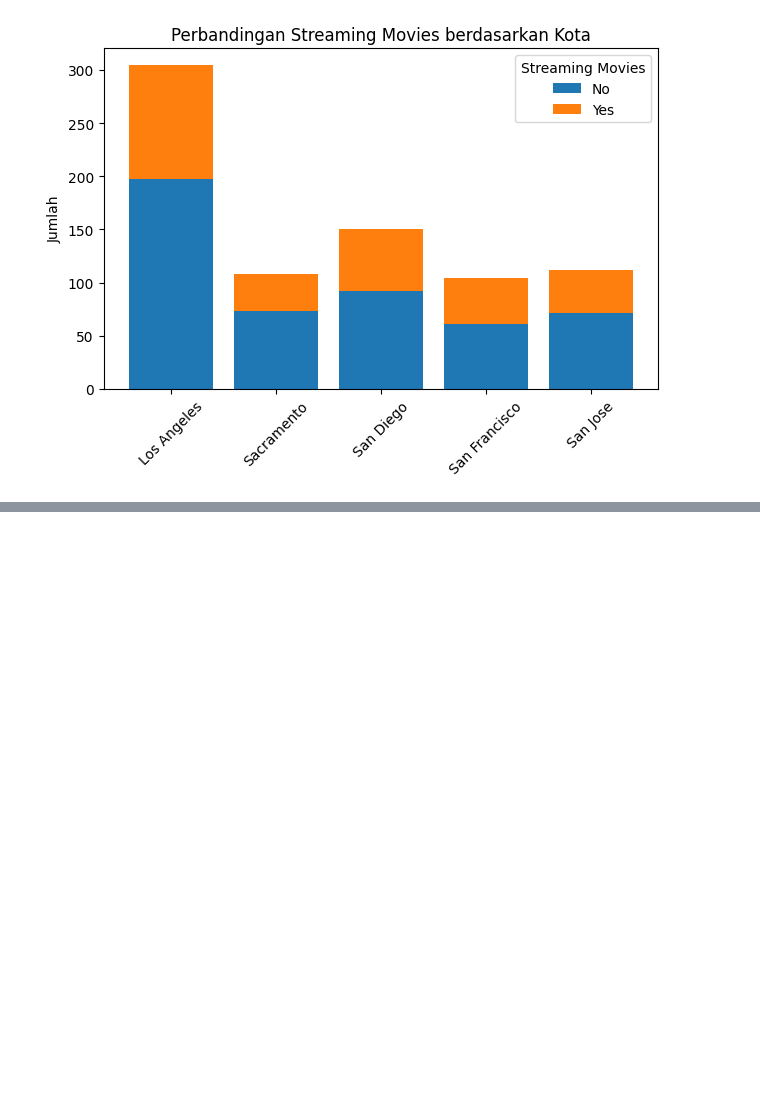
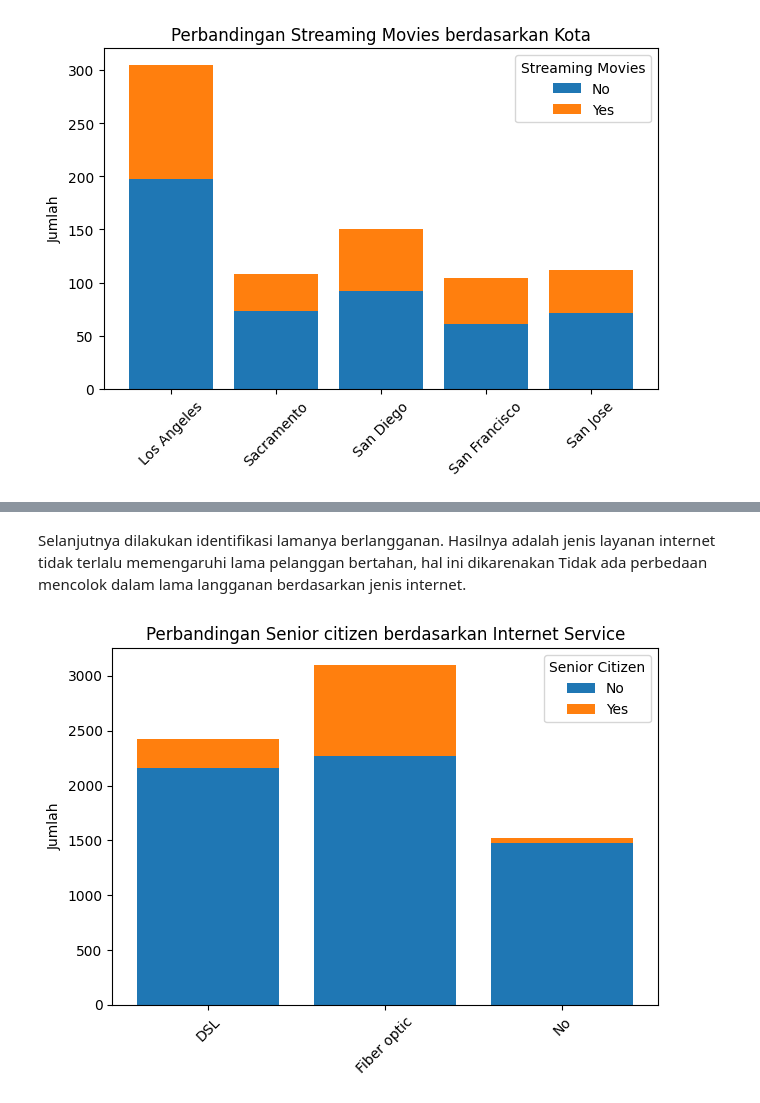
Before and after one commit to Herdvair/Tasks, a Jupyter notebook: Data_Visualization.ipynb, the cells around one changed output, grey strips where cells are left out. Cells and saved outputs as stored; diff of their text form; code cells hidden in the pictures; blank space fills up the shorter version.

```diff
--- a/Data_Visualization.ipynb
+++ b/Data_Visualization.ipynb
@@ -341,0 +396,25 @@ plt.show()
+# %% [markdown]
+Selanjutnya dilakukan identifikasi lamanya berlangganan. Hasilnya adalah jenis layanan internet tidak terlalu memengaruhi lama pelanggan bertahan, hal ini dikarenakan Tidak ada perbedaan mencolok dalam lama langganan berdasarkan jenis internet.
+# %%
+cross_segmen = pd.crosstab(df_telco['Internet Service'], df_telco['Senior Citizen'])
+# %%
+categories = cross_segmen.index.tolist()      # City
+subcategories = cross_segmen.columns.tolist() # Yes/No
+values = cross_segmen.values                  # matrix nilai
+
+fig, ax = plt.subplots()
+bottom_values = np.zeros(len(categories))
+
+for i, subcategory in enumerate(subcategories):
+    ax.bar(categories, values[:, i], bottom=bottom_values, label=subcategory)
+    bottom_values += values[:, i]
+
+ax.set_ylabel('Jumlah')
+ax.set_title('Perbandingan Senior citizen berdasarkan Internet Service')
+ax.legend(title='Senior Citizen')
+
+plt.xticks(rotation=45)
+plt.tight_layout()
+plt.show()
+# %% [output]
+[figure, added]
```
Also changed, not shown: parts of 17 cells of this notebook.
